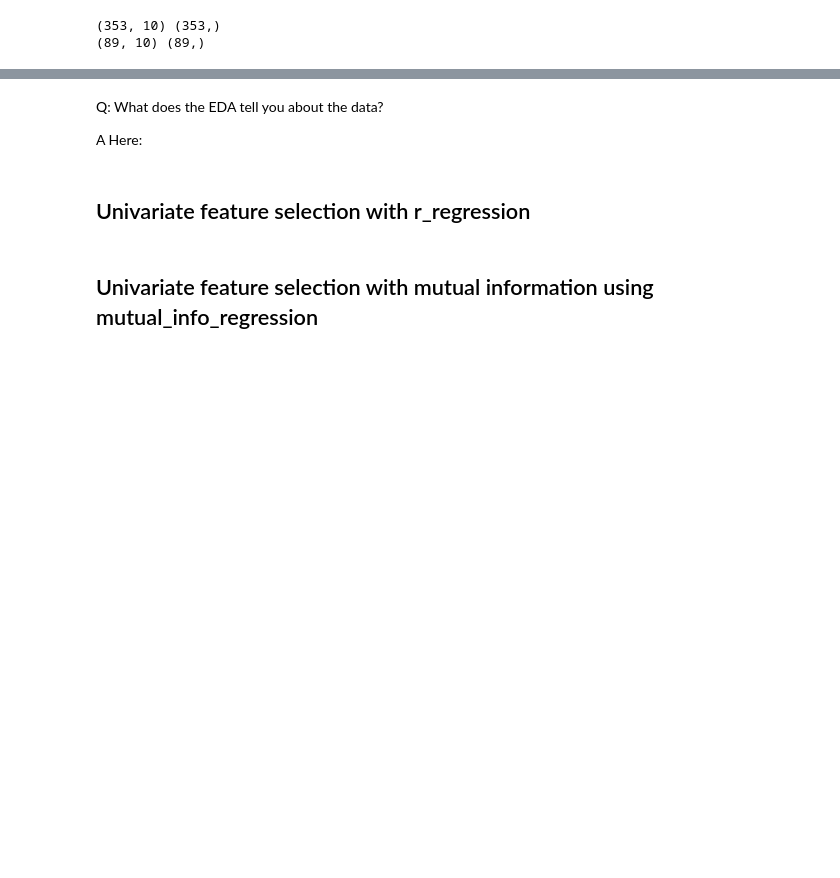
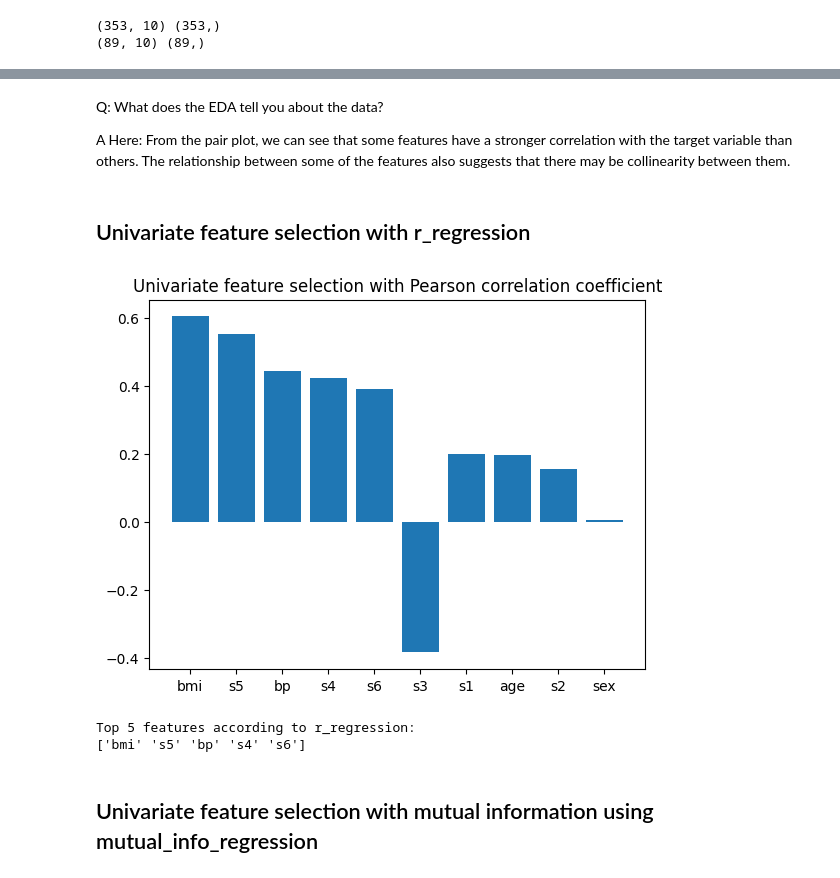
Before and after one commit to sumaiya008/feature-slection-comparison_sumaiya008, a Jupyter notebook: dsei2100s23hw4p3-feature-selection.ipynb, the cells around one changed output, grey strips where cells are left out. Saved outputs shown, nothing was run; the diff lists cells and outputs as text; code cells hidden in the pictures; blank space fills up the shorter version.

```diff
--- a/dsei2100s23hw4p3-feature-selection.ipynb
+++ b/dsei2100s23hw4p3-feature-selection.ipynb
@@ -99,15 +98,33 @@ plt.show()
 # %% [markdown]
 Q: What does the EDA tell you about the data?
 
-A Here:
+A Here: From the pair plot, we can see that some features have a stronger correlation with the target variable than others. The relationship between some of the features also suggests that there may be collinearity between them.
 # %% [markdown]
 ## Univariate feature selection with r_regression
 # %%
 # Use r_regression to get the feature importance, sort by the absolute value
 # but show the signed value on y and label on x by variable name
 # Should be a bar graph
+
+r_importance = r_regression(X_train, y_train)
+# %%
+r_inds = np.argsort(np.abs(r_importance))[::-1]
+fig, ax = plt.subplots()
+rank = np.arange(len(data.feature_names))
+ax.bar(rank, r_importance[r_inds])
+ax.set_xticks(rank)
+ax.set_xticklabels(np.array(data.feature_names)[r_inds])
+plt.title("Univariate feature selection with Pearson correlation coefficient")
+plt.show()
+# %% [output]
+[figure, added]
 # %%
 # print the top 5 features according to r_regression?
+print("Top 5 features according to r_regression:")
+print(np.array(data.feature_names)[r_inds[:5]])
+# %% [output]
+Top 5 features according to r_regression:
+['bmi' 's5' 'bp' 's4' 's6']
 # %% [markdown]
 ## Univariate feature selection with mutual information using mutual_info_regression
 # %%
```
Also changed, not shown: parts of 7 cells of this notebook.
